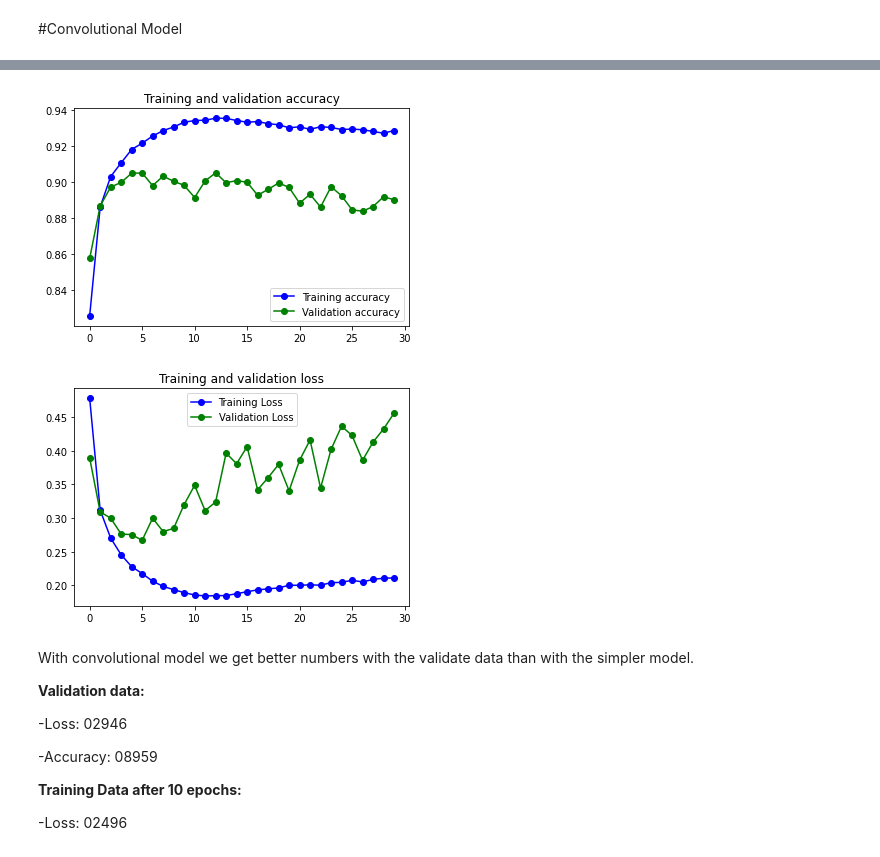
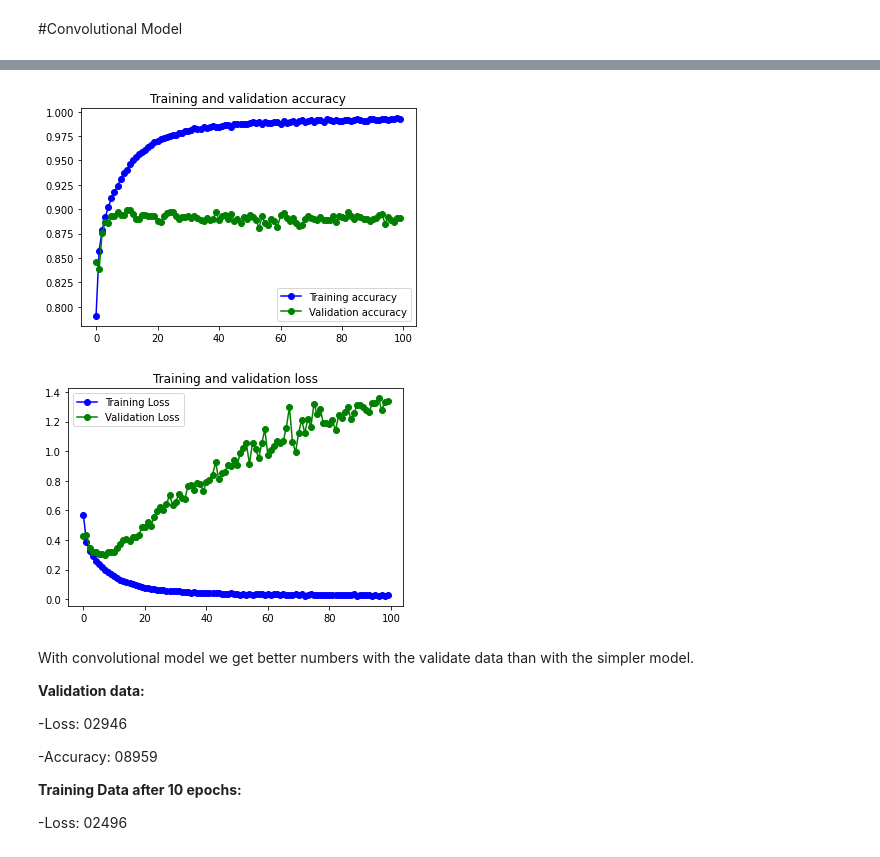
Before and after one commit to peremartra/TensorFlowCertification, a Jupyter notebook: ConvMNISTImage.ipynb, the cells around one changed output, grey strips where cells are left out. Saved outputs shown, nothing was run; the diff lists cells and outputs as text; code cells hidden in the pictures.

```diff
--- a/ConvMNISTImage.ipynb
+++ b/ConvMNISTImage.ipynb
@@ -163,8 +332,8 @@ Epoch 30/30
 # %%
-plot_loss_acc(history2)
+plot_loss_acc(history1)
 # %% [output]
-[figure, old version]
+[figure, new version]
-[figure, old version]
+[figure, new version]
 # %% [markdown]
 With convolutional model we get better numbers with the validate data than with the simpler model.
 
```
Also changed, not shown: parts of 60 cells of this notebook.
